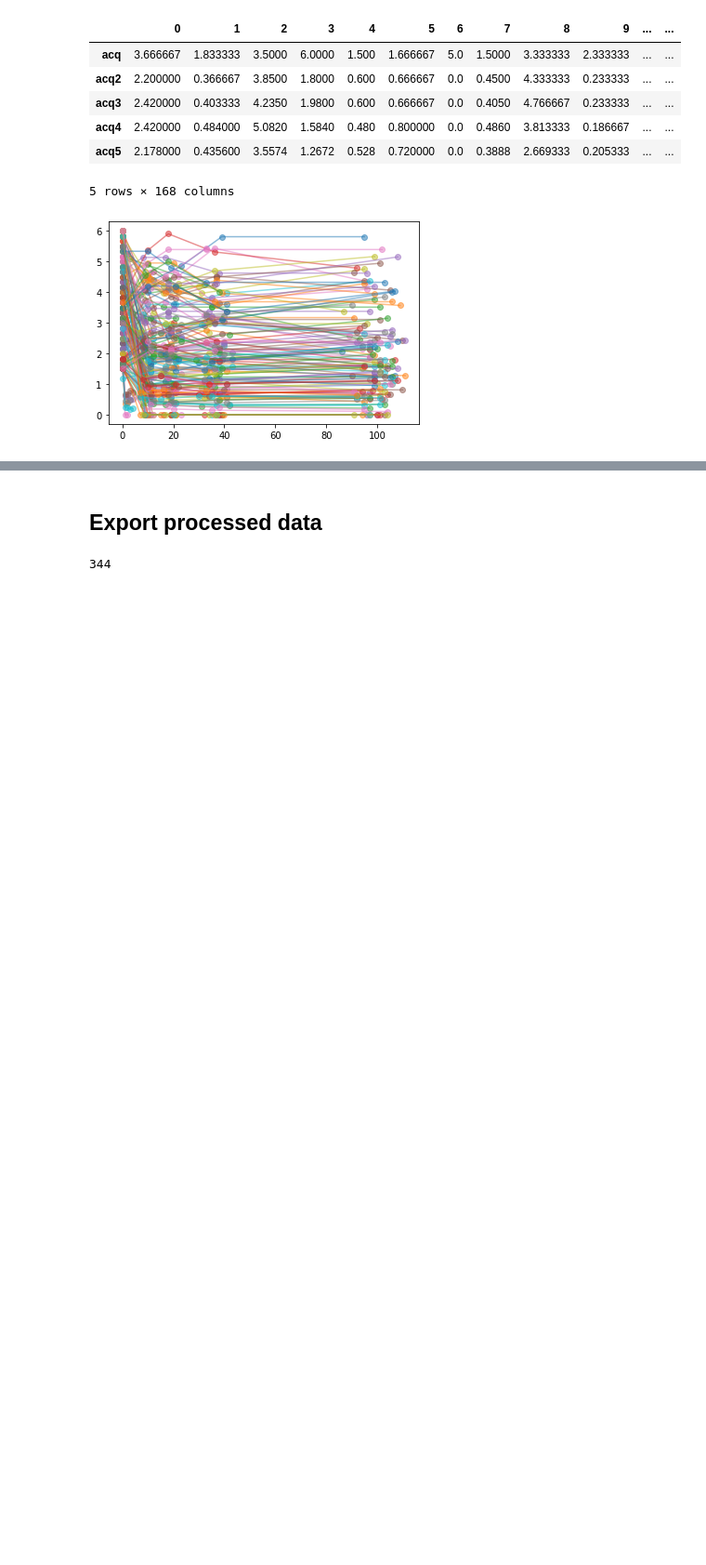
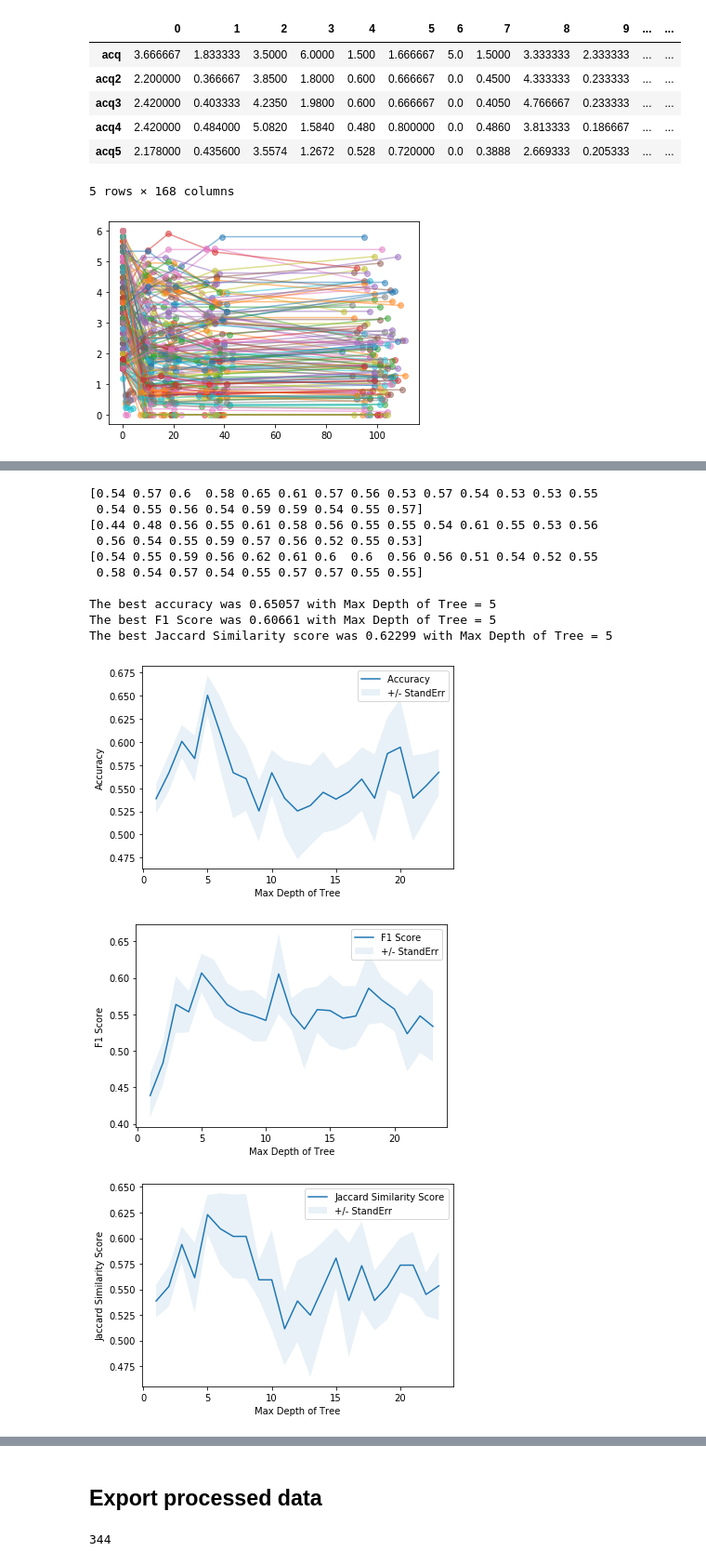
Before and after one commit to dashapyly/octagon-data-science-competition, a Jupyter notebook: notebooks/data-challenge.ipynb, the cells around one changed output, grey strips where cells are left out. Shown at 93% size. Drawn from its saved outputs; the diff is of its cells as text; code cells hidden in the pictures; blank space fills up the shorter version.

Commit message:
Update data-challenge notebook

```diff
--- a/notebooks/data-challenge.ipynb
+++ b/notebooks/data-challenge.ipynb
@@ -424,0 +427,2 @@ data_inrange
+# %%
+data_instudy["y_bi"] = data_instudy["y"] < -1.0
@@ -424,0 +437,8 @@ data_inrange
+# %%
+X = data_instudy[['sex', 'work', 'disab', 'smoking', 'polyps', 'vaccine',
+       'arthritis', 'CVD', 'Prev-biologic', 'allergy', 'weight', 'height',
+       'age']].copy()
+X.replace(np.nan, df.mean(axis=0), inplace=True)
+# %%
+y = data_instudy["y_bi"]
+y.value_counts()
@@ -424,0 +461,13 @@ data_inrange
+# %%
+from sklearn.tree import DecisionTreeClassifier
+from sklearn.model_selection import StratifiedKFold
+from sklearn import metrics
+from sklearn.metrics import make_scorer
+
+f1_scorer = make_scorer(metrics.f1_score, average="weighted")
+jaccard_scorer = make_scorer(metrics.jaccard_similarity_score)
+from sklearn.model_selection import cross_val_score
+import warnings
+
+warnings.filterwarnings("ignore", "jaccard_similarity_score", DeprecationWarning)
+clfs_list = []
@@ -424,0 +546,16 @@ data_inrange
+# %%
+test_param_DT('Max Depth of Tree', 'entropy', None)
+# %% [output]
+[0.54 0.57 0.6  0.58 0.65 0.61 0.57 0.56 0.53 0.57 0.54 0.53 0.53 0.55
+ 0.54 0.55 0.56 0.54 0.59 0.59 0.54 0.55 0.57]
+[0.44 0.48 0.56 0.55 0.61 0.58 0.56 0.55 0.55 0.54 0.61 0.55 0.53 0.56
+ 0.56 0.54 0.55 0.59 0.57 0.56 0.52 0.55 0.53]
+[0.54 0.55 0.59 0.56 0.62 0.61 0.6  0.6  0.56 0.56 0.51 0.54 0.52 0.55
+ 0.58 0.54 0.57 0.54 0.55 0.57 0.57 0.55 0.55]
+
+The best accuracy was 0.65057 with Max Depth of Tree = 5
+The best F1 Score was 0.60661 with Max Depth of Tree = 5
+The best Jaccard Similarity score was 0.62299 with Max Depth of Tree = 5
+[figure, added]
+[figure, added]
+[figure, added]
```
Also changed, not shown: parts of 30 cells of this notebook, 1 other file.
